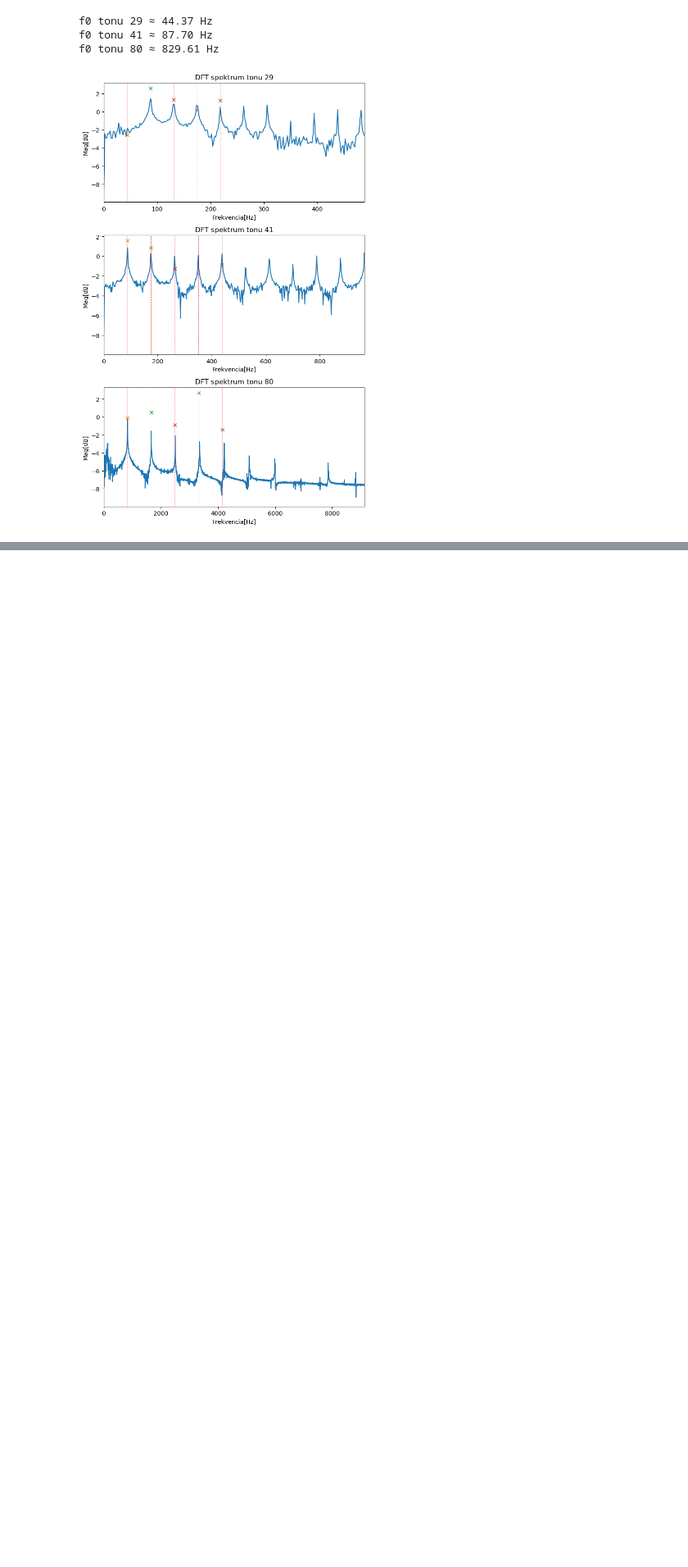
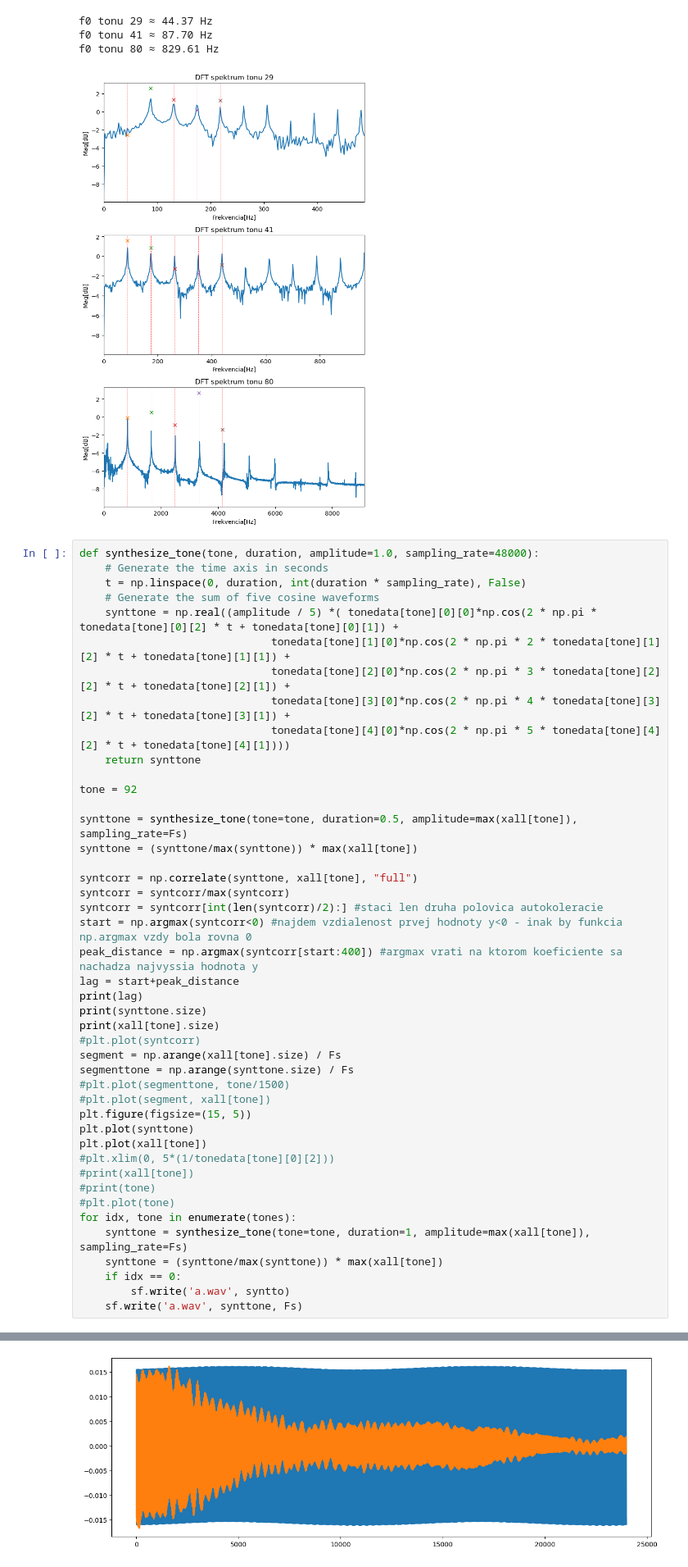
Before and after one commit to youruncle1/ISS-proj, a Jupyter notebook: iss_proj.ipynb, the cells around one changed output, grey strips where cells are left out. Shown: that part at 82% size. Saved outputs shown, nothing was run; the diff lists cells and outputs as text; blank space fills up the shorter version.

```diff
--- a/iss_proj.ipynb
+++ b/iss_proj.ipynb
@@ -247,3 +280,48 @@ f0 tonu 29 ≈ 44.37 Hz
 f0 tonu 41 ≈ 87.70 Hz
 f0 tonu 80 ≈ 829.61 Hz
 [figure]
+# %%
+def synthesize_tone(tone, duration, amplitude=1.0, sampling_rate=48000):
+    # Generate the time axis in seconds
+    t = np.linspace(0, duration, int(duration * sampling_rate), False)
+    # Generate the sum of five cosine waveforms
+    synttone = np.real((amplitude / 5) *( tonedata[tone][0][0]*np.cos(2 * np.pi * tonedata[tone][0][2] * t + tonedata[tone][0][1]) +
+                              tonedata[tone][1][0]*np.cos(2 * np.pi * 2 * tonedata[tone][1][2] * t + tonedata[tone][1][1]) +
+                              tonedata[tone][2][0]*np.cos(2 * np.pi * 3 * tonedata[tone][2][2] * t + tonedata[tone][2][1]) +
+                              tonedata[tone][3][0]*np.cos(2 * np.pi * 4 * tonedata[tone][3][2] * t + tonedata[tone][3][1]) +
+                              tonedata[tone][4][0]*np.cos(2 * np.pi * 5 * tonedata[tone][4][2] * t + tonedata[tone][4][1])))
+    return synttone
+
+tone = 92
+
+synttone = synthesize_tone(tone=tone, duration=0.5, amplitude=max(xall[tone]), sampling_rate=Fs)
+synttone = (synttone/max(synttone)) * max(xall[tone])
+
+syntcorr = np.correlate(synttone, xall[tone], "full")
+syntcorr = syntcorr/max(syntcorr)
+syntcorr = syntcorr[int(len(syntcorr)/2):] #staci len druha polovica autokoleracie
+start = np.argmax(syntcorr<0) #najdem vzdialenost prvej hodnoty y<0 - inak by funkcia np.argmax vzdy bola rovna 0
+peak_distance = np.argmax(syntcorr[start:400]) #argmax vrati na ktorom koeficiente sa nachadza najvyssia hodnota y
+lag = start+peak_distance
+print(lag)
+print(synttone.size)
+print(xall[tone].size)
+#plt.plot(syntcorr)
+segment = np.arange(xall[tone].size) / Fs
+segmenttone = np.arange(synttone.size) / Fs
+#plt.plot(segmenttone, tone/1500)
+#plt.plot(segment, xall[tone])
+plt.figure(figsize=(15, 5))
+plt.plot(synttone)
+plt.plot(xall[tone])
+#plt.xlim(0, 5*(1/tonedata[tone][0][2]))
+#print(xall[tone])
+#print(tone)
+#plt.plot(tone)
+for idx, tone in enumerate(tones):
+    synttone = synthesize_tone(tone=tone, duration=1, amplitude=max(xall[tone]), sampling_rate=Fs)
+    synttone = (synttone/max(synttone)) * max(xall[tone])
+    if idx == 0:
+        sf.write('a.wav', syntto)
+    sf.write('a.wav', synttone, Fs)
+# %% [output]
@@ -250,2 +334,3 @@ f0 tonu 80 ≈ 829.61 Hz
+[figure, added]
 # %%
 t = np.arange(0, Fs)
```
Also changed, not shown: parts of 6 cells of this notebook.
